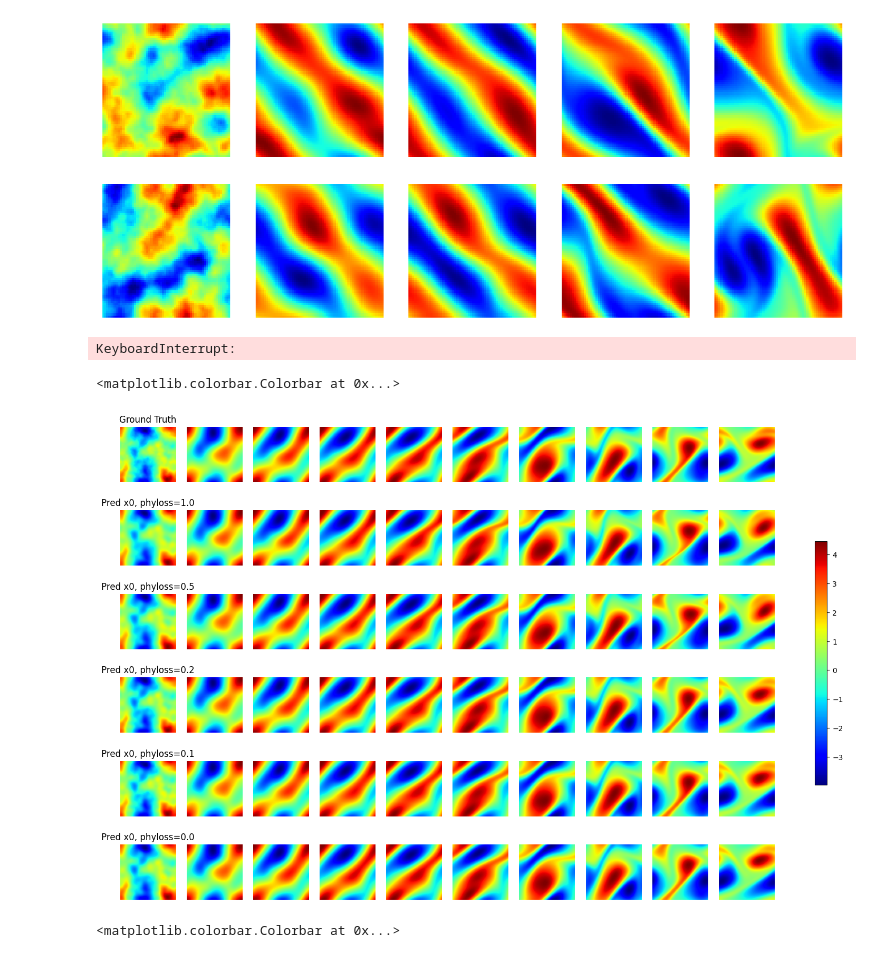
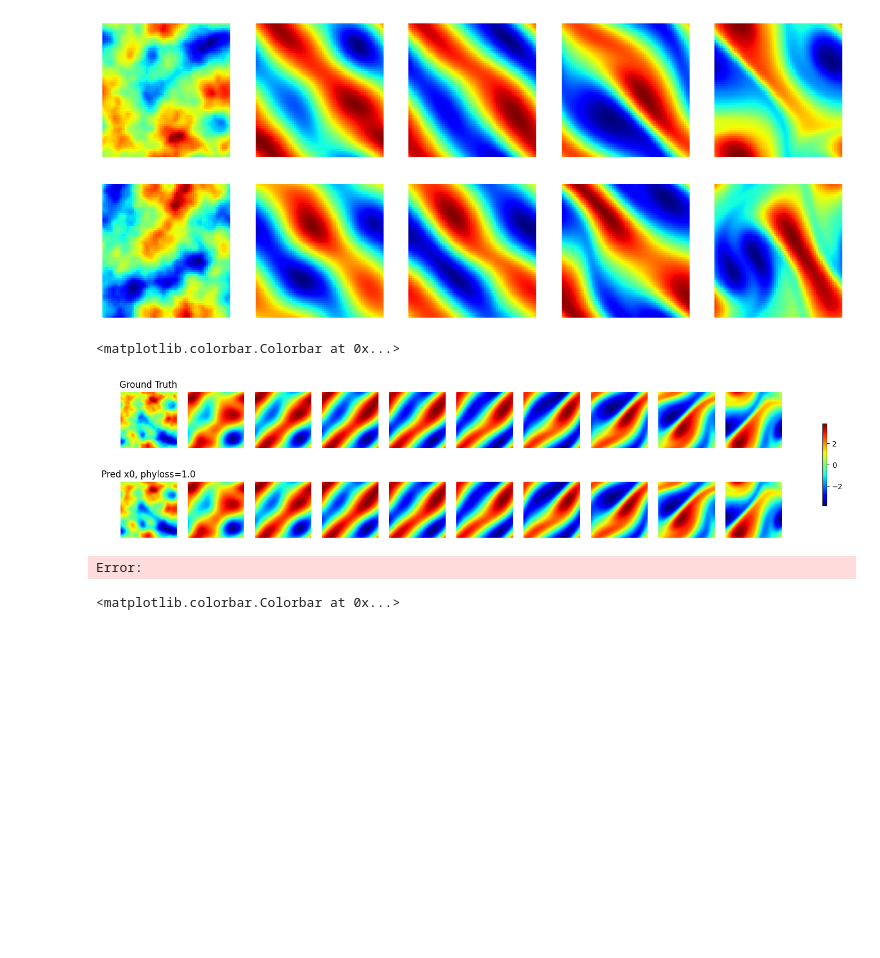
Before and after one commit to bookdiver/FluidDiff, a Jupyter notebook: models/ns_test.ipynb, the cells around one changed output. Drawn from its saved outputs; the diff is of its cells as text; code cells hidden in the pictures; blank space fills up the shorter version.

```diff
--- a/models/ns_test.ipynb
+++ b/models/ns_test.ipynb
@@ -28,19 +28,19 @@ diffuser = GaussianDiffusion(
     objective='pred_x0',
     physics_loss_weight=1.0
 )
-diffuser = diffuser.to('cuda:0')
+diffuser = diffuser.to('cuda:1')
 # %%
 def make_prediction(diffuser, cond, physics_loss_weight, use_res_diff):
     if use_res_diff:
-        diffuser.model.load_state_dict(torch.load(f"./ckpts/ns_{physics_loss_weight:.2f}phyloss_resdiff/ckpt.pt", map_location={'cuda:1': 'cuda:0'})['model_state_dict'])
+        diffuser.model.load_state_dict(torch.load(f"./ckpts/ns_{physics_loss_weight:.2f}phyloss(ec)/ckpt.pt")['model_state_dict'])
     else:
-        diffuser.model.load_state_dict(torch.load(f"./ckpts/ns_{physics_loss_weight:.2f}phyloss/ckpt.pt", map_location={'cuda:1': 'cuda:0'})['model_state_dict'])
+        diffuser.model.load_state_dict(torch.load(f"./ckpts/ns_{physics_loss_weight:.2f}phyloss/ckpt_clean.pt"))
     x_pred = diffuser.sample(cond)
 
     return x_pred.cpu().numpy().squeeze()
 # %%
-x = ds[0]['x']
-y = ds[0]['y']
+x = ds[0:2]['x']
+y = ds[0:2]['y']
 # %%
 x.shape
 # %% [output]
@@ -59,43 +59,44 @@ for i in range(1, 5):
 # %% [output]
 [figure]
 # %%
-x_pred000 = make_prediction(diffuser, y.unsqueeze(0), 0.0, False)
-x_pred010 = make_prediction(diffuser, y.unsqueeze(0), 0.1, False)
-x_pred020 = make_prediction(diffuser, y.unsqueeze(0), 0.2, False)
-x_pred050 = make_prediction(diffuser, y.unsqueeze(0), 0.5, False)
-x_pred100 = make_prediction(diffuser, y.unsqueeze(0), 1.0, False)
-x_pred000_cal = x_pred000
-x_pred010_cal = make_prediction(diffuser, y.unsqueeze(0), 0.1, True)
-x_pred020_cal = make_prediction(diffuser, y.unsqueeze(0), 0.2, True)
-x_pred050_cal = make_prediction(diffuser, y.unsqueeze(0), 0.5, True)
-x_pred100_cal = make_prediction(diffuser, y.unsqueeze(0), 1.0, True)
+x_pred000 = make_prediction(diffuser, y, 0.0, False)
+# x_pred010 = make_prediction(diffuser, y.unsqueeze(0), 0.1, False)
+# x_pred020 = make_prediction(diffuser, y.unsqueeze(0), 0.2, False)
+# x_pred050 = make_prediction(diffuser, y.unsqueeze(0), 0.5, False)
+# x_pred100 = make_prediction(diffuser, y.unsqueeze(0), 1.0, False)
+# x_pred000_cal = x_pred000
+# x_pred010_cal = make_prediction(diffuser, y.unsqueeze(0), 0.1, True)
+# x_pred020_cal = make_prediction(diffuser, y.unsqueeze(0), 0.2, True)
+# x_pred050_cal = make_prediction(diffuser, y.unsqueeze(0), 0.5, True)
+# x_pred100_cal = make_prediction(diffuser, y.unsqueeze(0), 1.0, True)
-# %% [output]
-KeyboardInterrupt:
+# %%
+x = x.squeeze()
 # %%
-fig, ax = plt.subplots(6, 10, figsize=(20, 12))
+fig, ax = plt.subplots(2, 10, figsize=(20, 4))
 for i in range(10):
-    im = ax[0, i].imshow(x[i*2], cmap='jet')
-    im = ax[1, i].imshow(x_pred_1[i*2], cmap='jet')
-    im = ax[2, i].imshow(x_pred_2[i*2], cmap='jet')
-    im = ax[3, i].imshow(x_pred_3[i*2], cmap='jet')
-    im = ax[4, i].imshow(x_pred_4[i*2], cmap='jet')
-    im = ax[5, i].imshow(x_pred_5[i*2], cmap='jet')
+    im = ax[0, i].imshow(x[0, i*2], cmap='jet')
+    im = ax[1, i].imshow(x_pred000[0, i*2], cmap='jet')
+    # im = ax[2, i].imshow(x_pred_2[i*2], cmap='jet')
+    # im = ax[3, i].imshow(x_pred_3[i*2], cmap='jet')
+    # im = ax[4, i].imshow(x_pred_4[i*2], cmap='jet')
+    # im = ax[5, i].imshow(x_pred_5[i*2], cmap='jet')
     ax[0, i].set_axis_off()
     ax[1, i].set_axis_off()
-    ax[2, i].set_axis_off()
-    ax[3, i].set_axis_off()
-    ax[4, i].set_axis_off()
-    ax[5, i].set_axis_off()
+    # ax[2, i].set_axis_off()
+    # ax[3, i].set_axis_off()
+    # ax[4, i].set_axis_off()
+    # ax[5, i].set_axis_off()
     ax[0, 0].set_title('Ground Truth')
     ax[1, 0].set_title('Pred x0, phyloss=1.0')
-    ax[2, 0].set_title('Pred x0, phyloss=0.5')
-    ax[3, 0].set_title('Pred x0, phyloss=0.2')
-    ax[4, 0].set_title('Pred x0, phyloss=0.1')
-    ax[5, 0].set_title('Pred x0, phyloss=0.0')
+    # ax[2, 0].set_title('Pred x0, phyloss=0.5')
+    # ax[3, 0].set_title('Pred x0, phyloss=0.2')
+    # ax[4, 0].set_title('Pred x0, phyloss=0.1')
+    # ax[5, 0].set_title('Pred x0, phyloss=0.0')
 fig.colorbar(im, ax=ax.ravel().tolist(), shrink=0.5)
 # %% [output]
 <matplotlib.colorbar.Colorbar at 0x...>
-[figure, old version]
+[figure, new version]
+Error:
 # %%
 fig, ax = plt.subplots(5, 10, figsize=(20, 10))
 for i in range(10):
```
Also changed, not shown: parts of 1 cell of this notebook, 2 other files.
